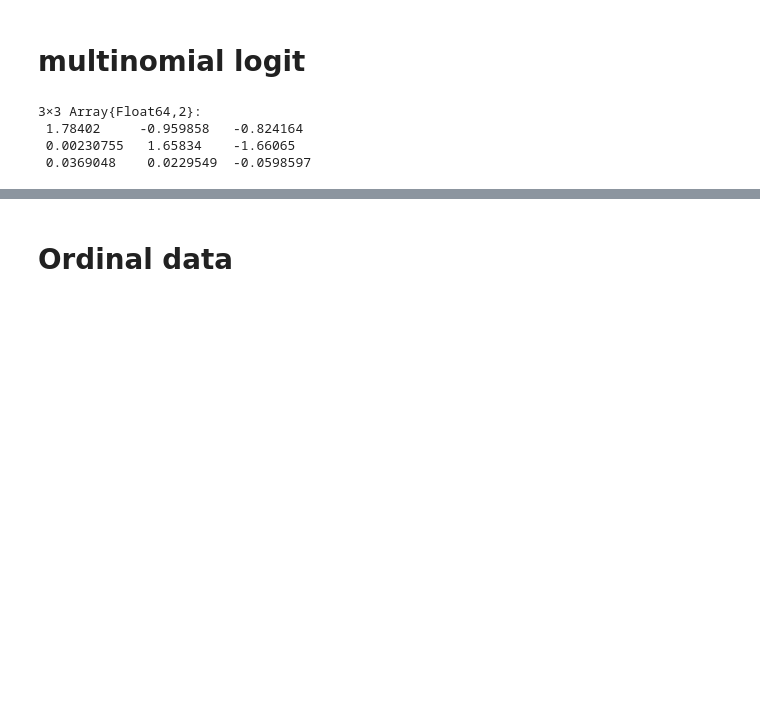
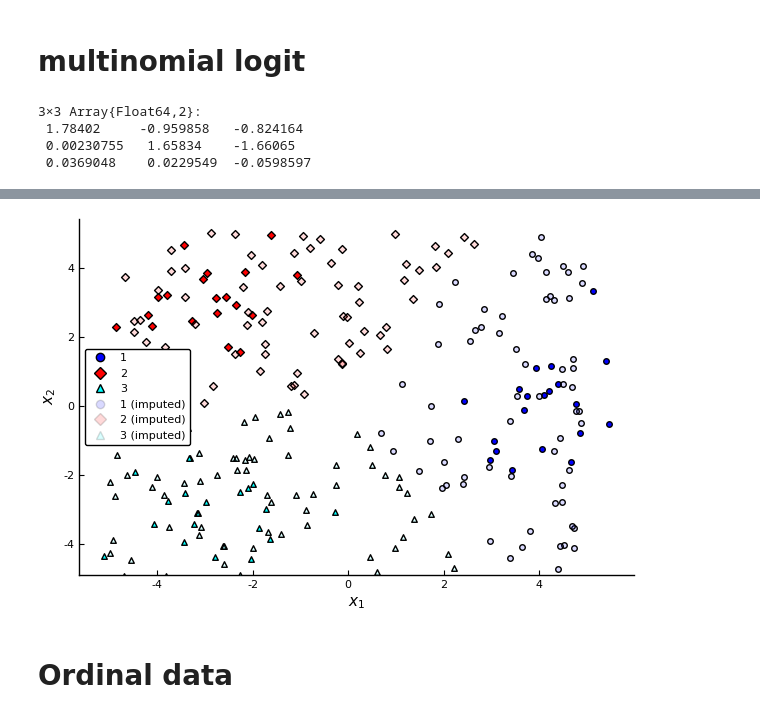
Before and after one commit to ORIE4741/demos, a Jupyter notebook: Multiclass and Ordinal.ipynb, the cells around one changed output, grey strips where cells are left out. Saved outputs shown, nothing was run; the diff lists cells and outputs as text; code cells hidden in the pictures; blank space fills up the shorter version.

```diff
--- a/Multiclass and Ordinal.ipynb
+++ b/Multiclass and Ordinal.ipynb
@@ -105,8 +106,8 @@ w_mnl = proxgrad(loss, ZeroReg(), Xoffset, y, stepsize=1, maxiters=200)
 # plot the fit
 p=plotdata()
 ntest = 200
-Xtest = [10*rand(ntest,2)-5 ones(ntest)]
-plot_imputed!(loss, Xtest, w_mnl, color, shape)
+Xtest = [-5 .+ 10*rand(ntest,2) ones(ntest)]
+plot_imputed!(loss, Xtest, w_mnl, plotcolor, plotshape)
 # savefig("mnl.pdf")
 p
 # %% [output]
@@ -114,3 +114,4 @@ p
+[figure, added]
 # %% [markdown]
 # Ordinal data
 # %%
```
Also changed, not shown: parts of 13 cells of this notebook, 3 other files.
